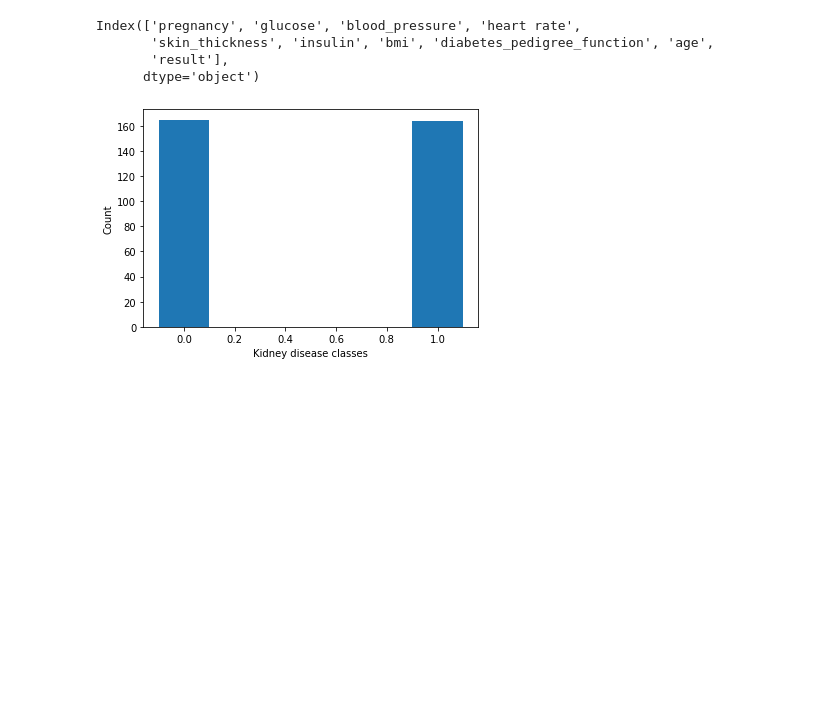
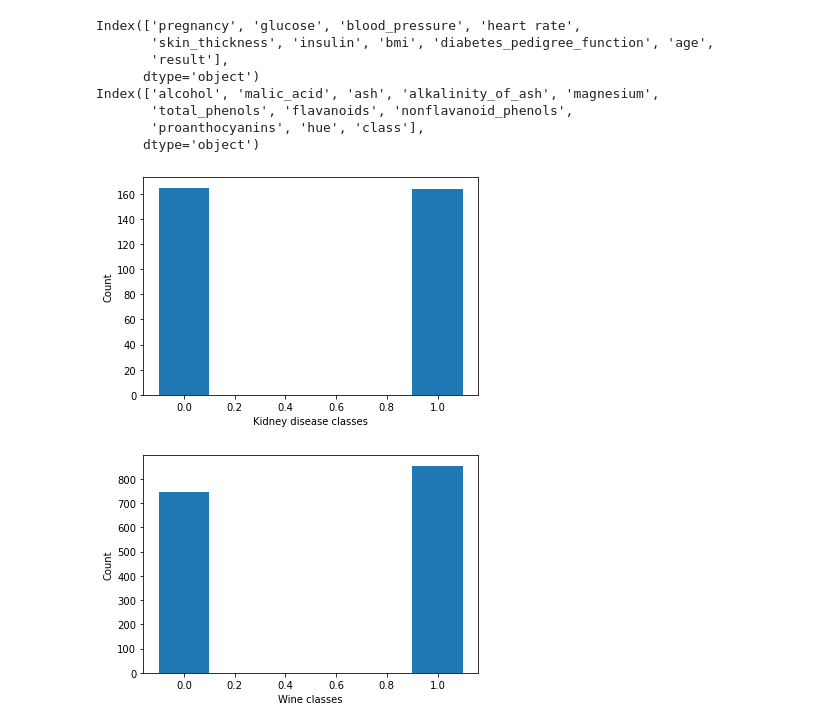
Before and after one commit to alymo8/Ecse551Assignments, a Jupyter notebook: A1/Kidney Disease.ipynb, the cells around one changed output. Saved outputs shown, nothing was run; the diff lists cells and outputs as text; code cells hidden in the pictures; blank space fills up the shorter version.

```diff
--- a/A1/Kidney Disease.ipynb
+++ b/A1/Kidney Disease.ipynb
@@ -12,16 +16,27 @@ kidney_df_pd.columns = ['pregnancy', 'glucose', 'blood_pressure', 'heart rate',
 # %%
 print(kidney_df_pd.keys())
+print(wine_df_pd.keys())
 # %% [output]
 Index(['pregnancy', 'glucose', 'blood_pressure', 'heart rate',
        'skin_thickness', 'insulin', 'bmi', 'diabetes_pedigree_function', 'age',
        'result'],
       dtype='object')
+Index(['alcohol', 'malic_acid', 'ash', 'alkalinity_of_ash', 'magnesium',
+       'total_phenols', 'flavanoids', 'nonflavanoid_phenols',
+       'proanthocyanins', 'hue', 'class'],
+      dtype='object')
 # %%
-#get the classes distribution.
+# the classes distribution.
 plt.hist(kidney_df[:,-1], bins =[-0.1, 0.1, 0.9, 1.1])
 plt.xlabel('Kidney disease classes')
 plt.ylabel('Count')
 plt.show()
+
+plt.hist(wine_df[:,-1], bins =[-0.1, 0.1, 0.9, 1.1])
+plt.xlabel('Wine classes')
+plt.ylabel('Count')
+plt.show()
 # %% [output]
 [figure]
+[figure, added]
 # %%
```
Also changed, not shown: parts of 21 cells of this notebook.
